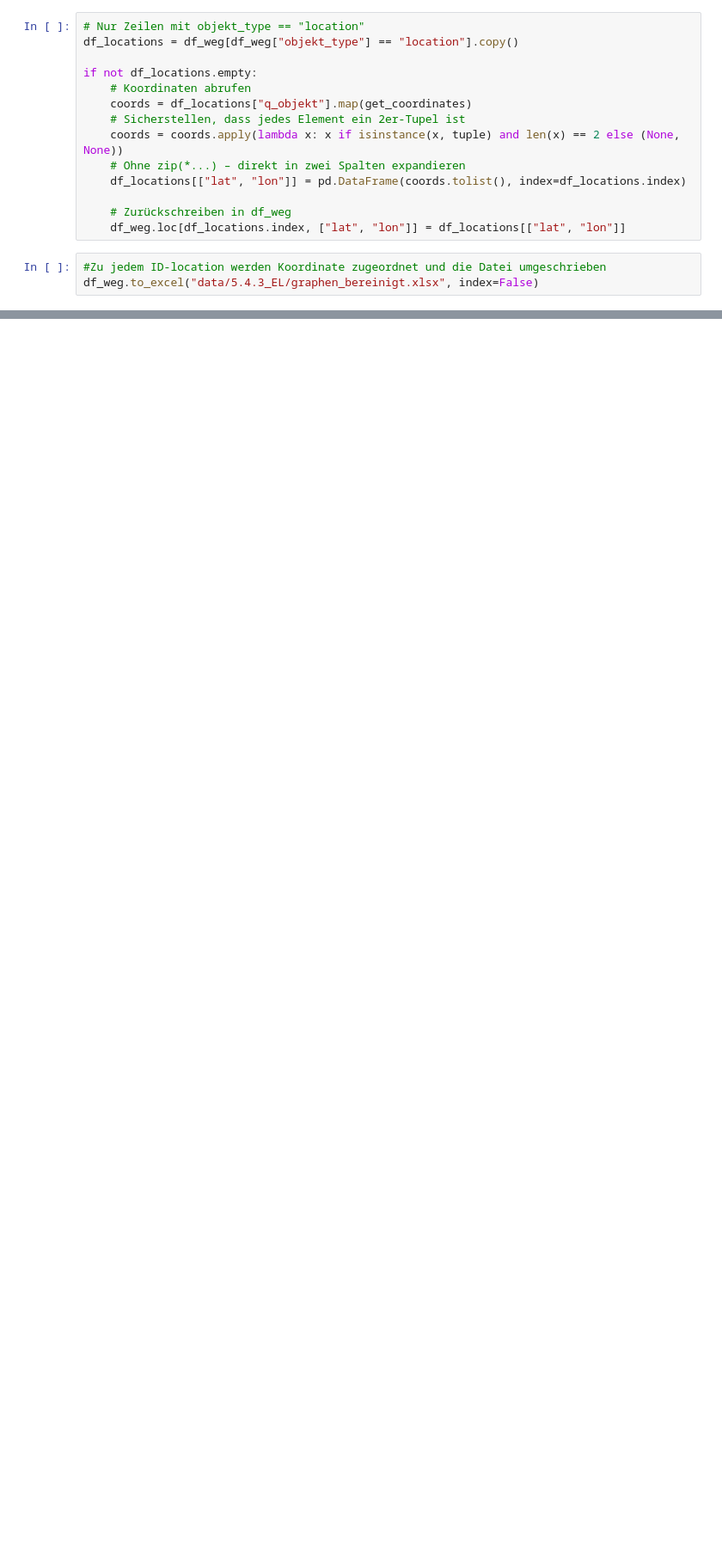
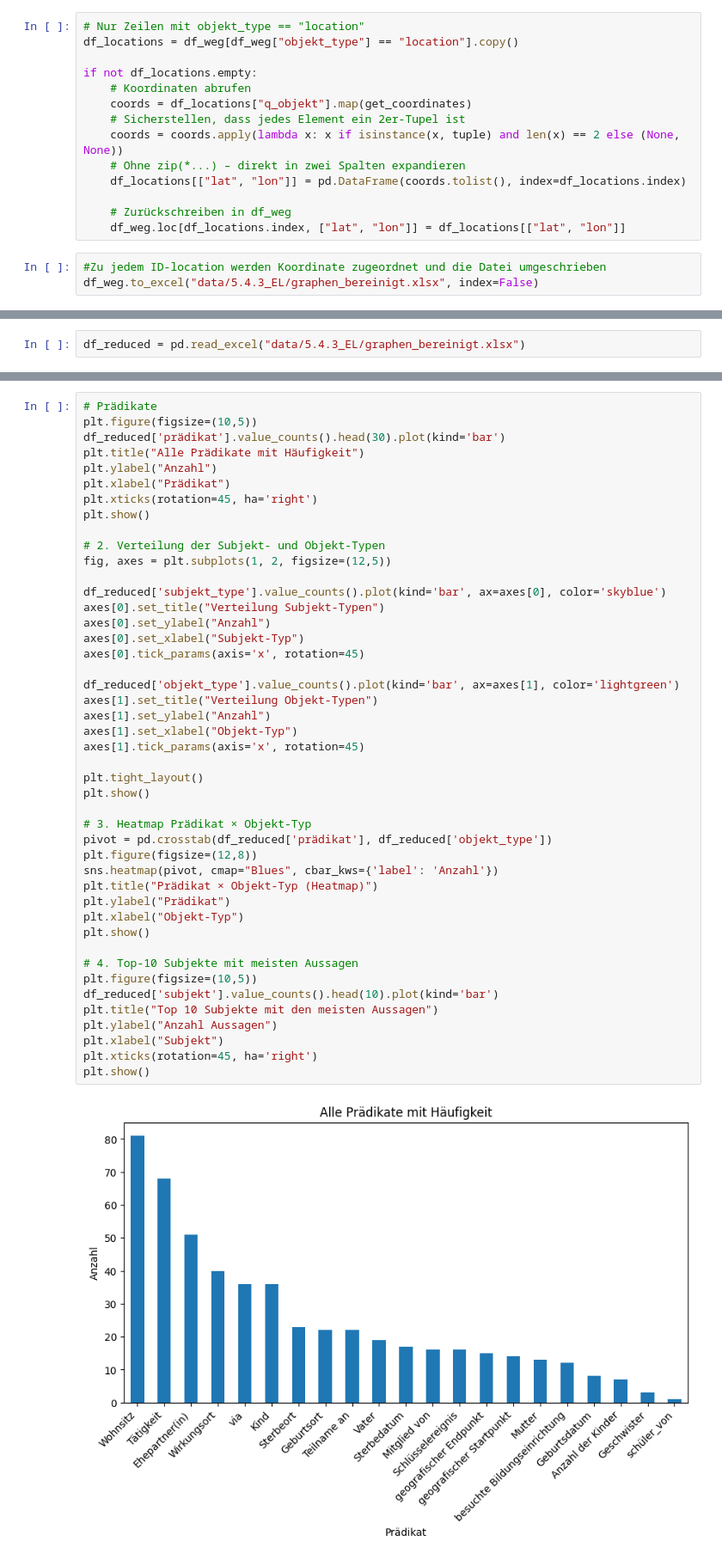
Before and after one commit to SvetlanaYakutinaa/Digitalisat2Graph, a Jupyter notebook: script.ipynb, the cells around one changed output, grey strips where cells are left out. Shown at 86% size. Saved outputs shown, nothing was run; the diff lists cells and outputs as text; blank space fills up the shorter version.

```diff
--- a/script.ipynb
+++ b/script.ipynb
@@ -945,0 +952,2 @@ df_weg.to_excel("data/5.4.3_EL/graphen_bereinigt.xlsx", index=False)
+# %%
+df_reduced = pd.read_excel("data/5.4.3_EL/graphen_bereinigt.xlsx")
@@ -945,0 +961,47 @@ df_weg.to_excel("data/5.4.3_EL/graphen_bereinigt.xlsx", index=False)
+# %%
+# Prädikate
+plt.figure(figsize=(10,5))
+df_reduced['prädikat'].value_counts().head(30).plot(kind='bar')
+plt.title("Alle Prädikate mit Häufigkeit")
+plt.ylabel("Anzahl")
+plt.xlabel("Prädikat")
+plt.xticks(rotation=45, ha='right')
+plt.show()
+
+# 2. Verteilung der Subjekt- und Objekt-Typen
+fig, axes = plt.subplots(1, 2, figsize=(12,5))
+
+df_reduced['subjekt_type'].value_counts().plot(kind='bar', ax=axes[0], color='skyblue')
+axes[0].set_title("Verteilung Subjekt-Typen")
+axes[0].set_ylabel("Anzahl")
+axes[0].set_xlabel("Subjekt-Typ")
+axes[0].tick_params(axis='x', rotation=45)
+
+df_reduced['objekt_type'].value_counts().plot(kind='bar', ax=axes[1], color='lightgreen')
+axes[1].set_title("Verteilung Objekt-Typen")
+axes[1].set_ylabel("Anzahl")
+axes[1].set_xlabel("Objekt-Typ")
+axes[1].tick_params(axis='x', rotation=45)
+
+plt.tight_layout()
+plt.show()
+
+# 3. Heatmap Prädikat × Objekt-Typ
+pivot = pd.crosstab(df_reduced['prädikat'], df_reduced['objekt_type'])
+plt.figure(figsize=(12,8))
+sns.heatmap(pivot, cmap="Blues", cbar_kws={'label': 'Anzahl'})
+plt.title("Prädikat × Objekt-Typ (Heatmap)")
+plt.ylabel("Prädikat")
+plt.xlabel("Objekt-Typ")
+plt.show()
+
+# 4. Top-10 Subjekte mit meisten Aussagen
+plt.figure(figsize=(10,5))
+df_reduced['subjekt'].value_counts().head(10).plot(kind='bar')
+plt.title("Top 10 Subjekte mit den meisten Aussagen")
+plt.ylabel("Anzahl Aussagen")
+plt.xlabel("Subjekt")
+plt.xticks(rotation=45, ha='right')
+plt.show()
+# %% [output]
+[figure, added]
```
Also changed, not shown: parts of 4 cells of this notebook, 10 other files.
